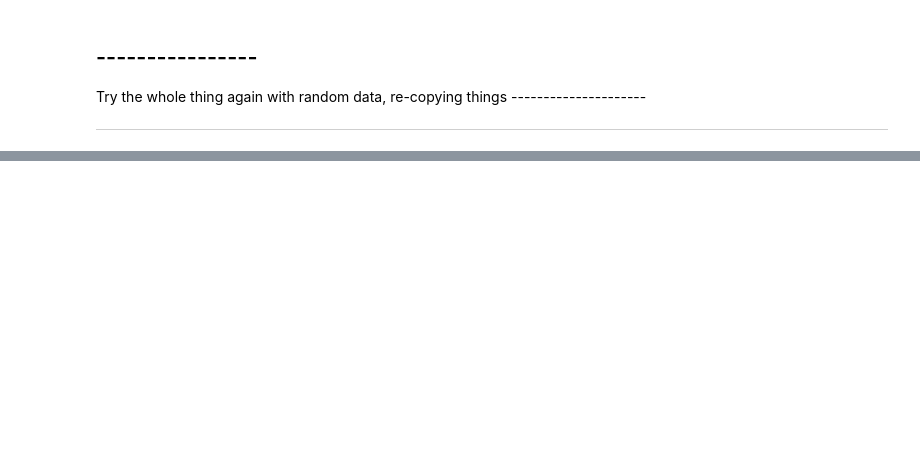
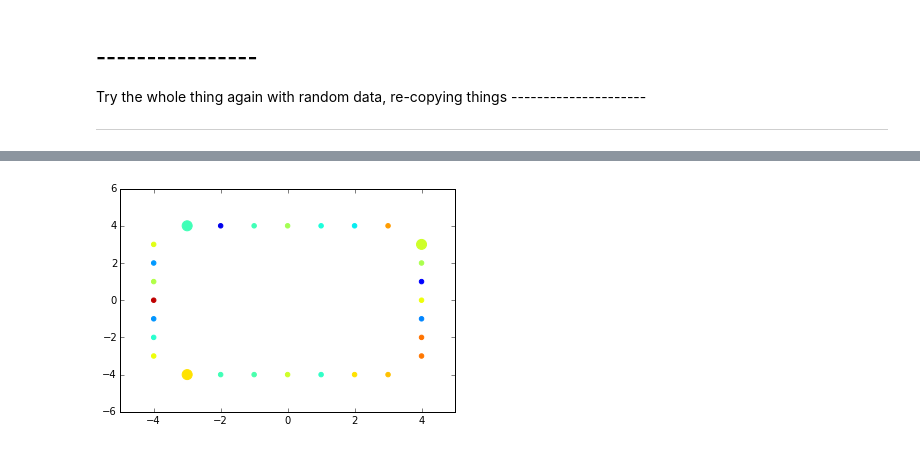
Before and after one commit to halfout/vote2, a Jupyter notebook: cluster_vote.ipynb, the cells around one changed output, grey strips where cells are left out. Saved outputs shown, nothing was run; the diff lists cells and outputs as text; code cells hidden in the pictures; blank space fills up the shorter version.

Commit message:
brute force through combinations of candidates

```diff
--- a/cluster_vote.ipynb
+++ b/cluster_vote.ipynb
@@ -36,6 +37,9 @@ if 1:
 else:
     out = out1
 
+out_circles = out   # save for later
+candidates_circles = candidates
+
 numpy.savetxt("circle2.csv", out, delimiter=",",fmt="%1.4f")
 numpy.savetxt("circle2-can.csv", candidates, delimiter=",",fmt="%1.0f")
 # %%
@@ -86,4 +90,4 @@ for voter in out:
     rate = rate + [rate2]
 
 numpy.savetxt("circle2-votes.csv", rate, delimiter=",",fmt="%1.0f")
-rate
+rate_circles_honest = rate
@@ -362,0 +384,57 @@ M: [0 2 1 4 5 2 1 4 2 2 4 0 3 0 4 0 4 2 5 5 0 5 1 1 1 1 3 4 3 0 5 2 1 2 3 0 4
+# %%
+# now let's try to pick the best candidates out of a subset
+
+def get_score(rate,sc):
+    # find the score, given ballots and a selection of candidates
+    # rate and sc are inputs (sc is random)
+    # score is output
+    A = np.array(rate)  # ballots
+    (m,n) = np.shape(A)
+    seats = len(sc)
+    ps = m/seats  # this penalty is an interesting thing to scale, to see what changes.
+    totals = np.sum(A,0) # sum columns
+    pc = ps / totals # elementwise division
+    Awin = A[:,sc]  #only winners  # we could alternately use a matrix multiplication to a boolean array
+    pcwin = pc[sc]
+    pr = np.dot(Awin,pcwin) # penalty for row
+    pAwin = np.dot(np.reshape(pr,(m,1)), np.ones((1,seats))) # replicate column over all rows using outer product
+    if 1:
+        cut0 = lambda x: .5 * (x+abs(x)) # don't allow negative weights of voters. Just take them out of consideration
+        # negative is not okay because it doesn't collapse the differential rating of voters
+        # but maybe it is okay to keep the differential rating... not sure
+        # oh, the penalty is proportional to their support of the candidate
+        # so more penalty could reverse the preferences of the voter
+    else:
+        cut0 = lambda x: x  # not okay
+        # reverses the preferences of the voter when the voter has won too many candidates.
+    nA = cut0(Awin-pAwin)
+    score = sum(sum(nA))
+    return score
+
+import itertools
+#real_candidates= [11,12,13,14,15,16,17]
+real_candidates = range(n)
+co = itertools.combinations(real_candidates, 3)# combinations of candidates
+sca = []
+cand2 = []
+for sc in co:
+    score = get_score(rate,np.array(sc))
+    sca = sca + [score]
+    cand2 = cand2 + [sc]
+max_value = max(sca)
+max_index = sca.index(max_value)
+best_candidates = cand2[max_index]
+
+
+fig = plt.figure()
+ax = fig.add_subplot(1, 1, 1)
+x= candidates[real_candidates,0]
+y = candidates[real_candidates,1]
+ax.scatter(x, y, color = rgb)
+
+x= candidates[best_candidates,0]
+y = candidates[best_candidates,1]
+ax.scatter(x, y, color = rgb,s=100)
+plt.show()
+# %% [output]
+[figure, added]
```
Also changed, not shown: parts of 26 cells of this notebook.
